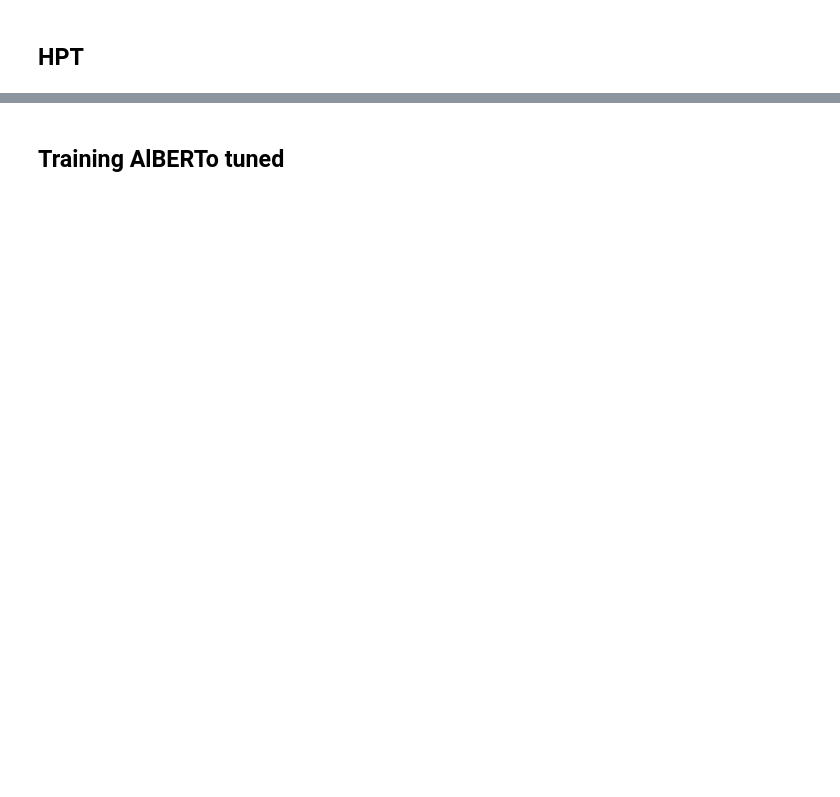
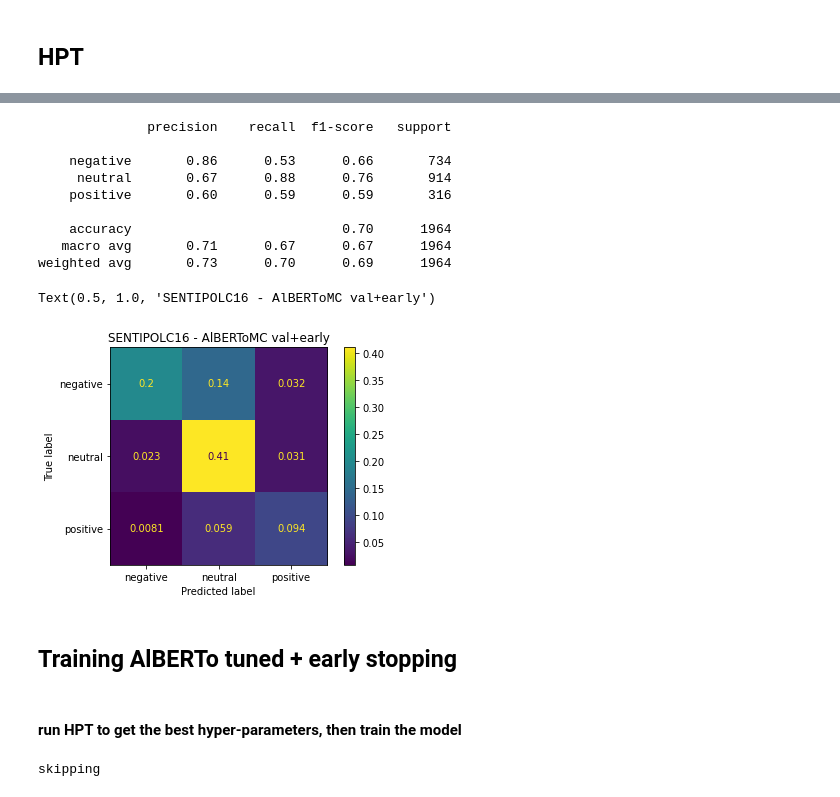
Before and after one commit to steveazzolin/NLU_final_project, a Jupyter notebook: AlBERTo multiclass.ipynb, the cells around one changed output, grey strips where cells are left out. Saved outputs shown, nothing was run; the diff lists cells and outputs as text; code cells hidden in the pictures; blank space fills up the shorter version.

```diff
--- a/AlBERTo multiclass.ipynb
+++ b/AlBERTo multiclass.ipynb
@@ -488,2 +749,28 @@ if logging:
+# %%
+#load best model's params
+model = MyNetMC(3).to(device)
+model.load_state_dict(torch.load("data/models/alberto_multiclass_val_early.pt"))
+
+preds , trues = validation_epoch(model, None, test_loader, "test", logging=False)
+
+print(classification_report(trues, preds, target_names=["negative", "neutral", "positive"]))
+
+cm = confusion_matrix(trues, preds, normalize='all')
+ConfusionMatrixDisplay(confusion_matrix=cm, display_labels=["negative", "neutral", "positive"]).plot()
+plt.title("SENTIPOLC16 - AlBERToMC val+early")
+# %% [output]
+              precision    recall  f1-score   support
+
+    negative       0.86      0.53      0.66       734
+     neutral       0.67      0.88      0.76       914
+    positive       0.60      0.59      0.59       316
+
+    accuracy                           0.70      1964
+   macro avg       0.71      0.67      0.67      1964
+weighted avg       0.73      0.70      0.69      1964
+Text(0.5, 1.0, 'SENTIPOLC16 - AlBERToMC val+early')
+[figure, added]
 # %% [markdown]
-## Training AlBERTo tuned
+## Training AlBERTo tuned + early stopping
+# %% [markdown]
+#### run HPT to get the best hyper-parameters, then train the model
@@ -490,3 +779,26 @@ if logging:
+# %%
+%%script echo skipping
+study = optuna.create_study(direction="maximize")
+study.optimize(objective, n_trials=30, timeout=600)
+
+pruned_trials = study.get_trials(deepcopy=False, states=[TrialState.PRUNED])
+complete_trials = study.get_trials(deepcopy=False, states=[TrialState.COMPLETE])
+
+print("Study statistics: ")
+print("  Number of finished trials: ", len(study.trials))
+print("  Number of pruned trials: ", len(pruned_trials))
+print("  Number of complete trials: ", len(complete_trials))
+
+print("Best trial:")
+trial = study.best_trial
+best_hyper = trial.params
+print("  Value: ", trial.value)
+
+print("  Params: ")
+for key, value in trial.params.items():
+    print("    {}: {}".format(key, value))
+# %% [output]
+skipping
 # %%
 np.random.seed(0)
 torch.manual_seed(0)
```
Also changed, not shown: parts of 31 cells of this notebook.
